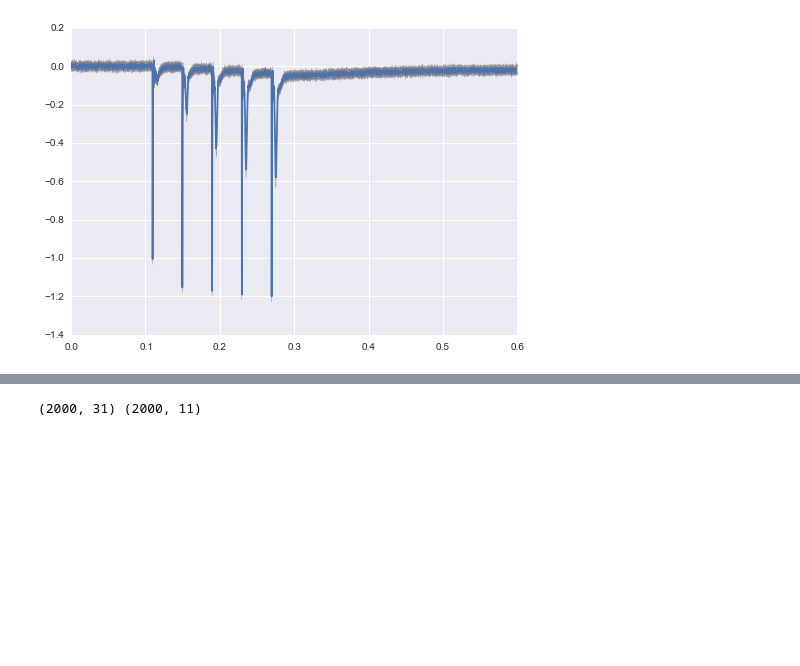
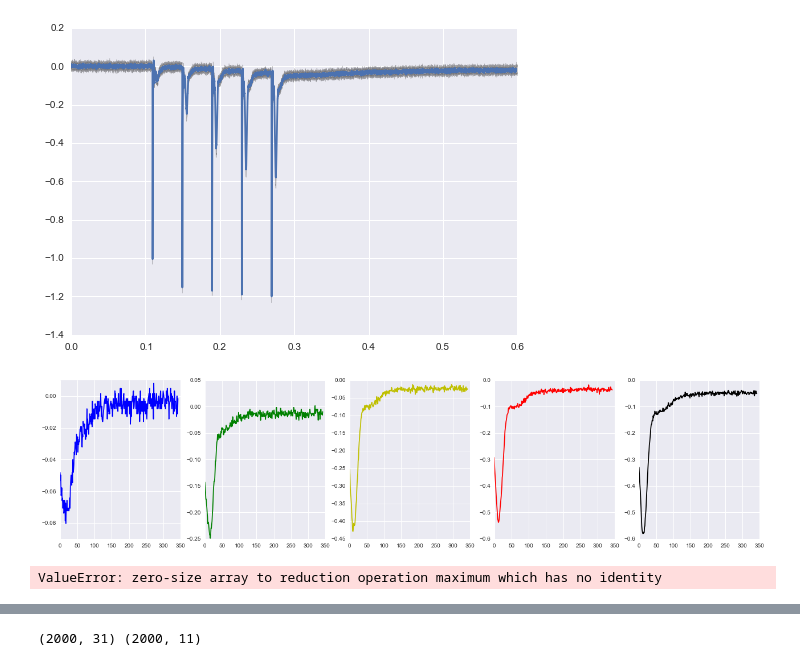
Before and after one commit to Meish/Python, a Jupyter notebook: Elelctrophysiology_1.ipynb, the cells around one changed output, grey strips where cells are left out. Drawn from its saved outputs; the diff is of its cells as text; code cells hidden in the pictures; blank space fills up the shorter version.

```diff
--- a/Elelctrophysiology_1.ipynb
+++ b/Elelctrophysiology_1.ipynb
@@ -93,13 +103,22 @@ plt.fill_between(list_of_nps[0][:,0], list_of_averages[0]+list_of_stds[0], list_
 # %%
 def find_amplitudes(list_of_averages):
     """
     this function the averages and find the amplitude of the responses
     """
-    list_of_amplitudes=[(list_of_averages[1109:1493]).max() , list_of_averages[1509:1893].max(), list_of_averages[1909:2293].max(), list_of_averages[2309:2693].max(), list_of_averages[2709:3093].max()]
-    list_of_locations=[(list_of_averages[1109:1493]).argmax() , list_of_averages[1509:1893].argmax(), list_of_averages[1909:2293].argmax(), list_of_averages[2309:2693].argmax(), list_of_averages[2709:3093].argmax()]
+    list_of_amplitudes=[(list_of_averages[1140:1483]).max() , list_of_averages[1540:1883].max(), list_of_averages[1940:2283].max(), list_of_averages[2340:2683].max(), list_of_averages[2740:3083].max()]
+    list_of_locations=[(list_of_averages[1140:1483]).argmax() , list_of_averages[1540:1883].argmax(), list_of_averages[1940:2283].argmax(), list_of_averages[2340:2683].argmax(), list_of_averages[2740:3083].argmax()]
+    fig, ax = plt.subplots(nrows=1, ncols=5, figsize=(22,5), sharey=False)
+    ax[0].plot(list_of_averages[1140:1483], color='b')
+    ax[1].plot(list_of_averages[1540:1883], color='g')
+    ax[2].plot(list_of_averages[1940:2283], color='y')
+    ax[3].plot(list_of_averages[2340:2683], color='r')
+    ax[4].plot(list_of_averages[2740:3083], color='k')
+
     return list_of_amplitudes,list_of_locations
 
 list_of_amplitudes1,list_of_locations1= find_amplitudes(list_of_averages[0])
+# %% [output]
+[figure, added]
 # %%
 def find_amplitudes_paired_pulse(list_of_averages):
     """
@@ -110,4 +129,6 @@ def find_amplitudes_paired_pulse(list_of_averages):
     return list_of_amplitudes,list_of_locations
 
 list_of_amplitudes1,list_of_locations1= find_amplitudes(list_of_averages[0])
+# %% [output]
+ValueError: zero-size array to reduction operation maximum which has no identity
 # %%
```
Also changed, not shown: parts of 11 cells of this notebook, 4 other files.
